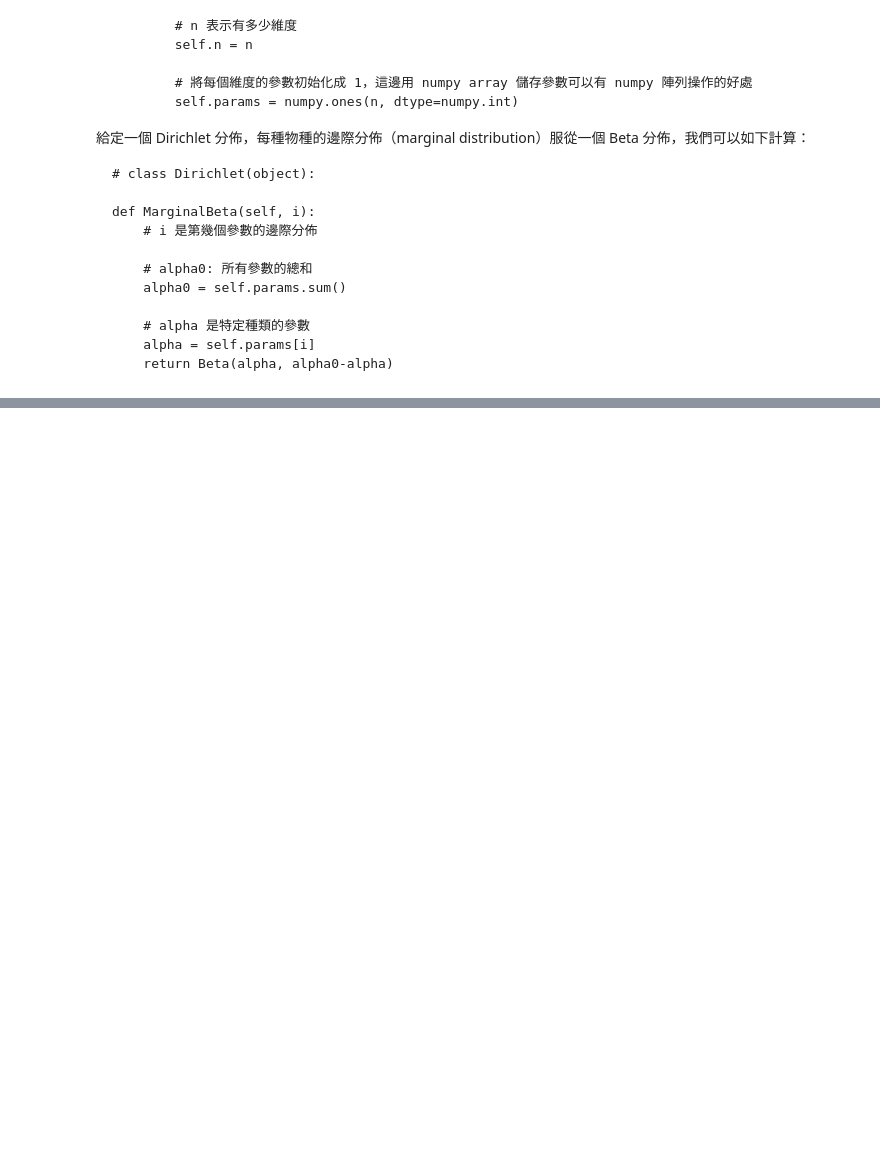
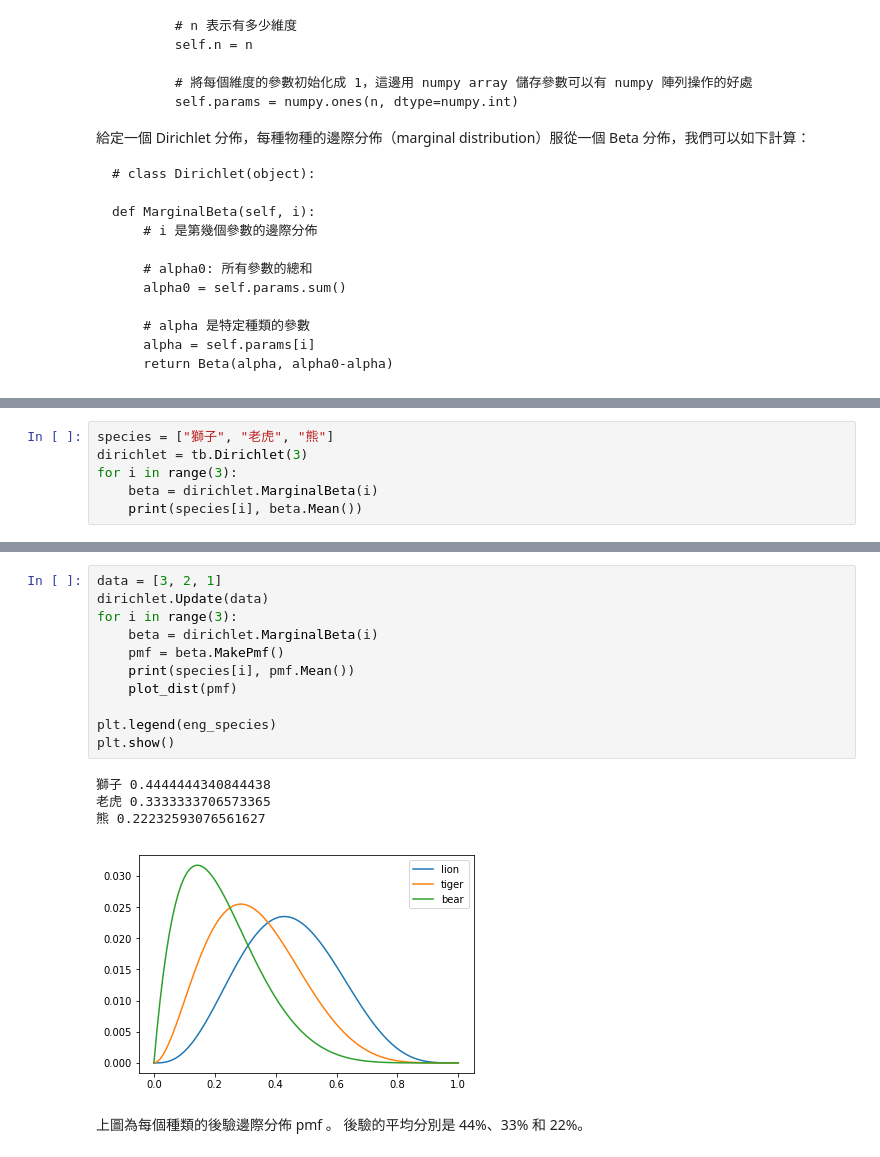
Before and after one commit to 18fanfan/mandarin_think_bayes, a Jupyter notebook: chapter_15.2.ipynb, the cells around one changed output, grey strips where cells are left out. Saved outputs shown, nothing was run; the diff lists cells and outputs as text; blank space fills up the shorter version.

```diff
--- a/chapter_15.2.ipynb
+++ b/chapter_15.2.ipynb
@@ -106,0 +81,6 @@ Figure 15.1 shows the results. The posterior mean prevalences are 44%, 33%, and
+# %%
+species = ["獅子", "老虎", "熊"]
+dirichlet = tb.Dirichlet(3)
+for i in range(3):
+    beta = dirichlet.MarginalBeta(i)
+    print(species[i], beta.Mean())
@@ -106,0 +105,18 @@ Figure 15.1 shows the results. The posterior mean prevalences are 44%, 33%, and
+# %%
+data = [3, 2, 1]
+dirichlet.Update(data)
+for i in range(3):
+    beta = dirichlet.MarginalBeta(i)
+    pmf = beta.MakePmf()
+    print(species[i], pmf.Mean())
+    plot_dist(pmf)
+
+plt.legend(eng_species)
+plt.show()
+# %% [output]
+獅子 0.4444444340844438
+老虎 0.3333333706573365
+熊 0.22232593076561627
+[figure, added]
+# %% [markdown]
+上圖為每個種類的後驗邊際分佈 pmf 。 後驗的平均分別是 44%、33% 和 22%。
```
Also changed, not shown: parts of 6 cells of this notebook.
